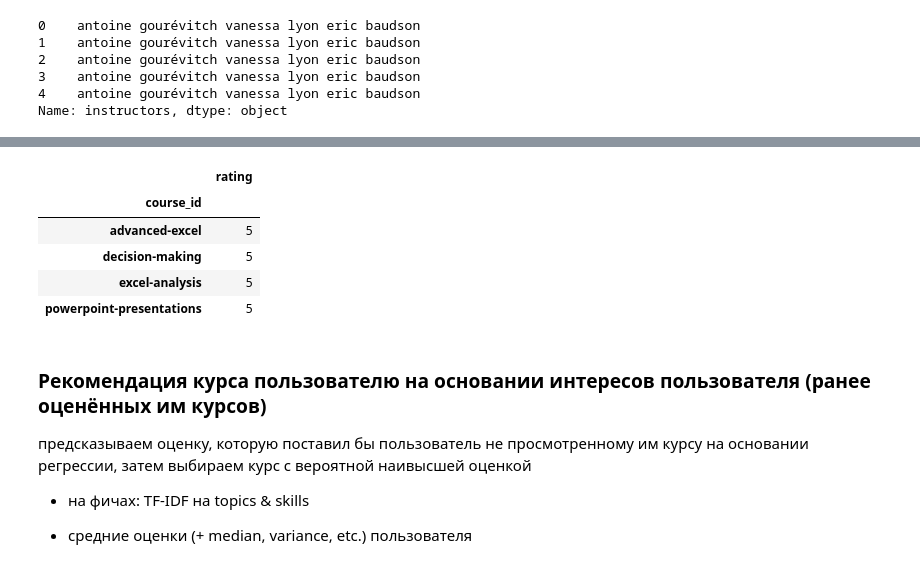
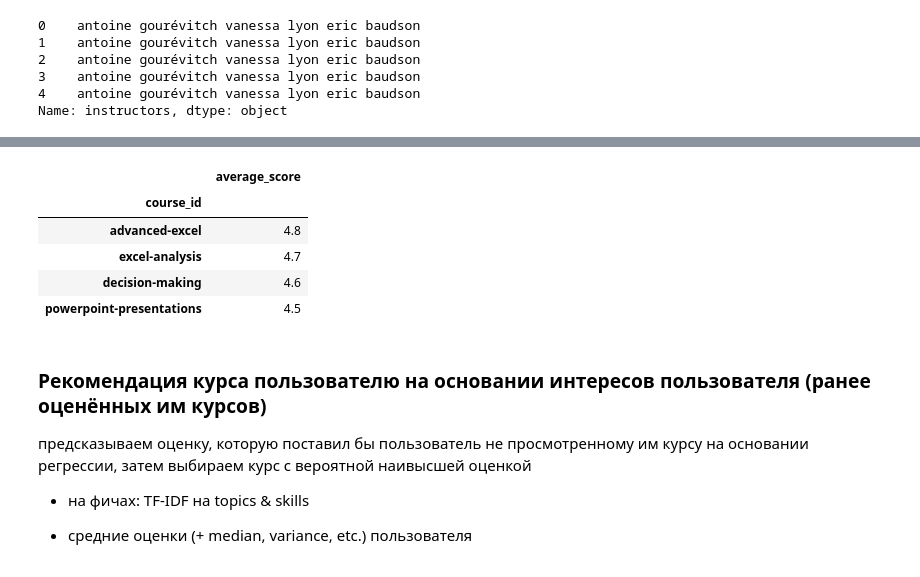
Before and after one commit to AbrMaria/Rec_Sys_PROJECT, a Jupyter notebook: reviews_eng_courses-word2vec.ipynb, the cells around one changed output, grey strips where cells are left out. Cells and saved outputs as stored; diff of their text form; code cells hidden in the pictures.

```diff
--- a/reviews_eng_courses-word2vec.ipynb
+++ b/reviews_eng_courses-word2vec.ipynb
@@ -527,0 +171,7 @@ joined_users_reviews['url'] = joined_users_reviews['url'].astype(str)
+# %%
+# Oбъединённый датафрейм описания англоязычных курсов с отзывами пользователей
+joined_users_reviews = pd.read_csv('joined_users_reviews.csv')
+#избавимся от лишних столбцов
+joined_users_reviews=joined_users_reviews.drop(['Unnamed: 0'], axis=1)
+joined_users_reviews['skills'] = joined_users_reviews.skills.fillna(value = '')
+joined_users_reviews.head(2)
@@ -797,16 +535,16 @@ data_Z_instructors.head(3)
 # %%
 # возьмем топ курсов по оценкам
-top_courses_Z_instructors = data_Z_instructors.groupby('course_id')[['rating']].max().sort_values(
-                                                                                        'rating', ascending=False)
+top_courses_Z_instructors = data_Z_instructors.groupby('course_id')[['average_score']].max().sort_values(
+                                                                                        'average_score', ascending=False)
 top_courses_Z_instructors.head()
 # получим простую базовую рекомендацию на основании выбора пользователем instructors (имя автора/лектора)
 # %% [output]
-|  | rating |
+|  | average_score |
 | course_id |  |
-| advanced-excel | 5 |
-| decision-making | 5 |
-| excel-analysis | 5 |
-| powerpoint-presentations | 5 |
+| advanced-excel | 4.8 |
+| excel-analysis | 4.7 |
+| decision-making | 4.6 |
+| powerpoint-presentations | 4.5 |
 # %% [markdown]
 ### Рекомендация курса пользователю на основании интересов пользователя (ранее оценённых им курсов)
 предсказываем оценку, которую поставил бы пользователь не просмотренному им курсу на основании регрессии, затем выбираем курс с вероятной наивысшей оценкой
```
Also changed, not shown: parts of 117 cells of this notebook, 8 other files.
